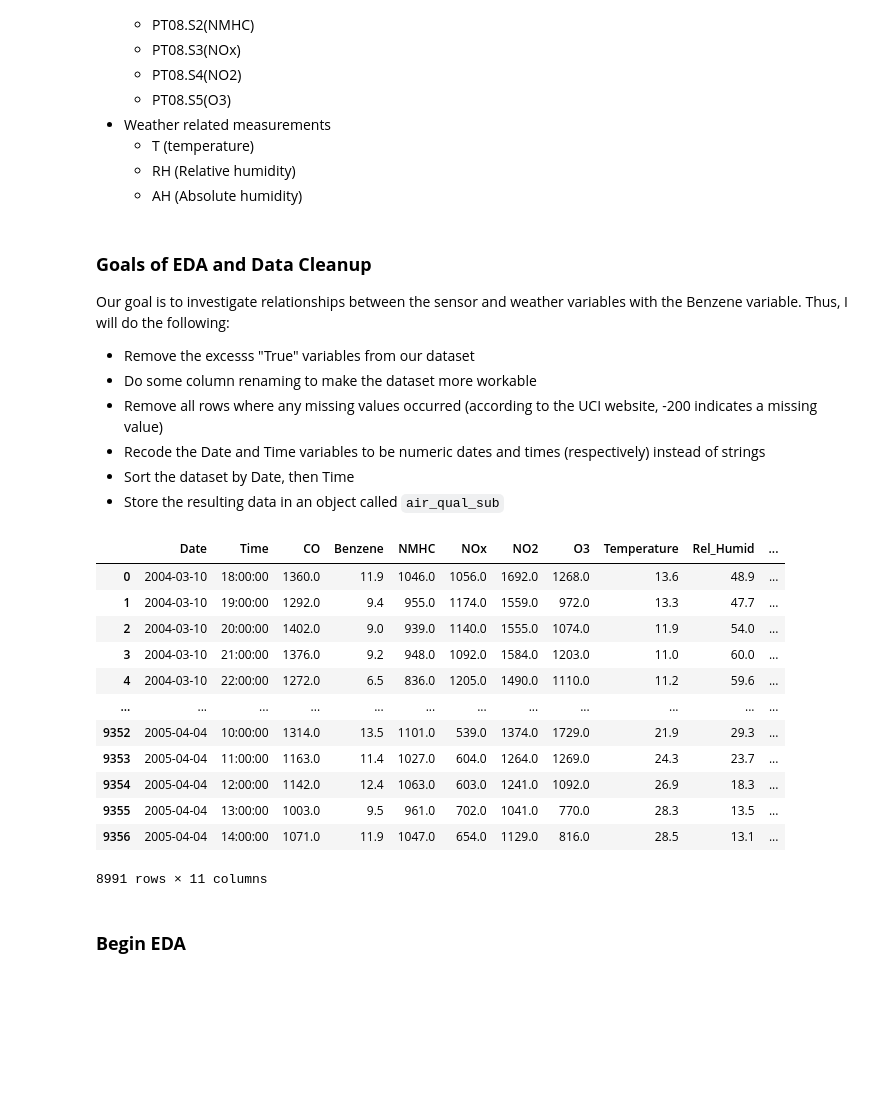
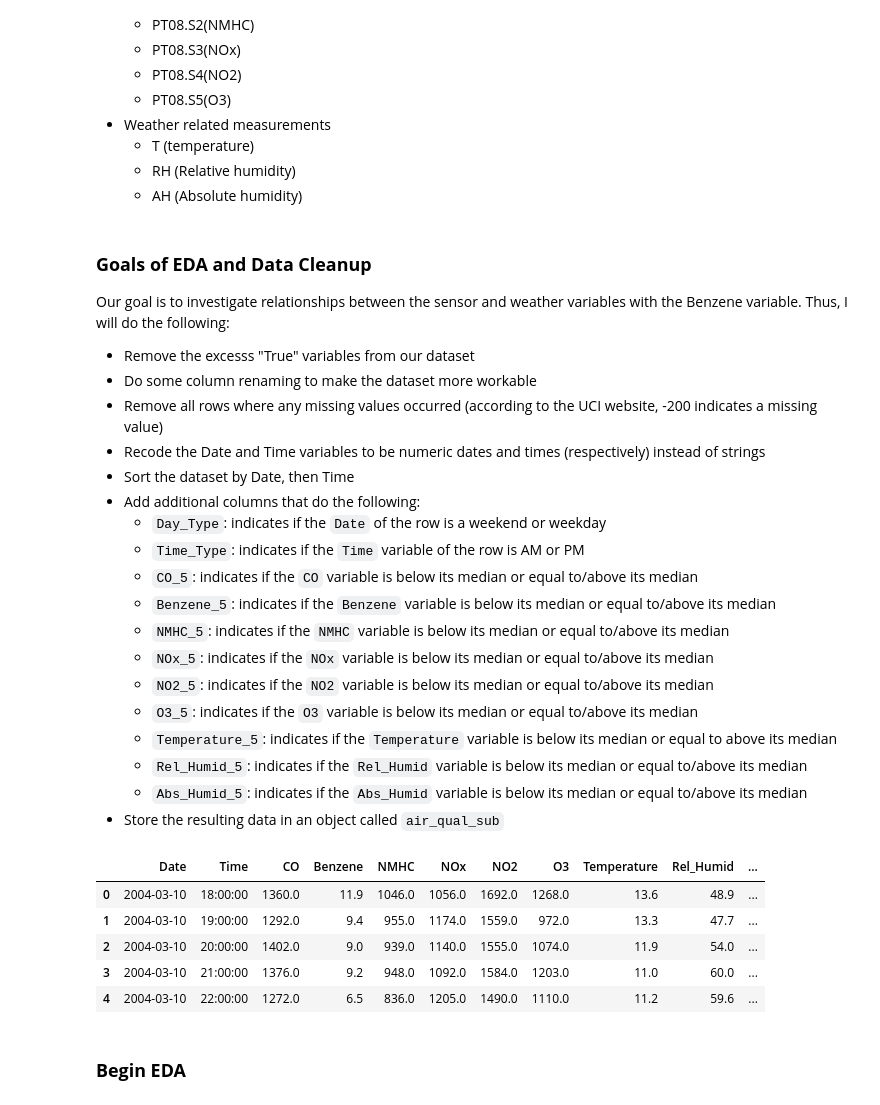
Before and after one commit to plindma/ST-554-Project1, a Jupyter notebook: Task2/ST554Project1Task2_Loring.ipynb, the cells around one changed output. Cells and saved outputs as stored; diff of their text form; code cells hidden in the pictures; blank space fills up the shorter version.

Commit message:
Created additional categorical variables based on the numeric ones.

```diff
--- a/Task2/ST554Project1Task2_Loring.ipynb
+++ b/Task2/ST554Project1Task2_Loring.ipynb
@@ -73,46 +70,67 @@ Our goal is to investigate relationships between the sensor and weather variable
 - Remove all rows where any missing values occurred (according to the UCI website, -200 indicates a missing value)
 - Recode the Date and Time variables to be numeric dates and times (respectively) instead of strings
 - Sort the dataset by Date, then Time
+- Add additional columns that do the following:
+    - `Day_Type`: indicates if the `Date` of the row is a weekend or weekday
+    - `Time_Type`: indicates if the `Time` variable of the row is AM or PM
+    - `CO_5`: indicates if the `CO` variable is below its median or equal to/above its median
+    - `Benzene_5`: indicates if the `Benzene` variable is below its median or equal to/above its median
+    - `NMHC_5`: indicates if the `NMHC` variable is below its median or equal to/above its median
+    - `NOx_5`: indicates if the `NOx` variable is below its median or equal to/above its median
+    - `NO2_5`: indicates if the `NO2` variable is below its median or equal to/above its median
+    - `O3_5`: indicates if the `O3` variable is below its median or equal to/above its median
+    - `Temperature_5`: indicates if the `Temperature` variable is below its median or equal to above its median
+    - `Rel_Humid_5`: indicates if the `Rel_Humid` variable is below its median or equal to/above its median
+    - `Abs_Humid_5`: indicates if the `Abs_Humid` variable is below its median or equal to/above its median
 - Store the resulting data in an object called `air_qual_sub`
 # %%
 # drop unnecessary columns and rename kept ones
 air_qual_sub = X.drop(columns=["CO(GT)", "NMHC(GT)", "NOx(GT)", "NO2(GT)"]) \
                 .rename(columns={"C6H6(GT)": "Benzene",
                                  "PT08.S1(CO)": "CO",
                                  "PT08.S2(NMHC)": "NMHC",
                                  "PT08.S3(NOx)": "NOx",
                                  "PT08.S4(NO2)": "NO2",
                                  "PT08.S5(O3)": "O3",
                                  "T": "Temperature",
                                  "RH": "Rel_Humid",
                                  "AH": "Abs_Humid"})
 
 # numeric columns with default missing value of -200
 cols_miss_val = ['CO', 'Benzene', 'NMHC', 'NOx', 'NO2', 'O3', 'Temperature', 'Rel_Humid', 'Abs_Humid']
 
 # convert to actual NaN and remove rows with any NaN values
 air_qual_sub[cols_miss_val] = air_qual_sub[cols_miss_val].replace(-200, np.nan)
 air_qual_sub = air_qual_sub.dropna()
 
 # recode Date and Time as actual date/time variables (not strings), and sort in nested ascending order
 air_qual_sub["Date"] = pd.to_datetime(air_qual_sub["Date"], format="%m/%d/%Y")
 air_qual_sub["Time"] = pd.to_datetime(air_qual_sub["Time"], format="%H:%M:%S").dt.time
 air_qual_sub = air_qual_sub.sort_values(by=["Date", "Time"])
-air_qual_sub
+
+# adds Day_Type variable
+air_qual_sub["Day_Type"] = "Weekday" #initializes every value as "Weekday"
+air_qual_sub.loc[air_qual_sub["Date"].dt.dayofweek >= 5, "Day_Type"] = "Weekend"
+    #changes value to "Weekend" if Date is the 5th or 6th day of the week
+
+# adds Time_Type variable
+air_qual_sub["Time_Type"] = "AM" #initializes every value as "AM"
+air_qual_sub.loc[air_qual_sub["Time"] >= time(12, 0, 0), "Time_Type"] = "PM"
+    #changes value to "PM" if Time is in the afternoon
+
+# adds CO.5 variable
+air_qual_sub["CO_5"] = "Below" #initializes every value as "Below"
+air_qual_sub.loc[air_qual_sub["CO"] > air_qual_sub['CO'].median(),"CO_5"] = "Equal or Above"
+    #changes value to "Equal or Above" if CO value is equal to or above the median
+
+air_qual_sub.head()
 # %% [output]
 |  | Date | Time | CO | Benzene | NMHC | NOx | NO2 | O3 | Temperature | Rel_Humid | ... |
 | 0 | 2004-03-10 | 18:00:00 | 1360.0 | 11.9 | 1046.0 | 1056.0 | 1692.0 | 1268.0 | 13.6 | 48.9 | ... |
 | 1 | 2004-03-10 | 19:00:00 | 1292.0 | 9.4 | 955.0 | 1174.0 | 1559.0 | 972.0 | 13.3 | 47.7 | ... |
 | 2 | 2004-03-10 | 20:00:00 | 1402.0 | 9.0 | 939.0 | 1140.0 | 1555.0 | 1074.0 | 11.9 | 54.0 | ... |
 | 3 | 2004-03-10 | 21:00:00 | 1376.0 | 9.2 | 948.0 | 1092.0 | 1584.0 | 1203.0 | 11.0 | 60.0 | ... |
 | 4 | 2004-03-10 | 22:00:00 | 1272.0 | 6.5 | 836.0 | 1205.0 | 1490.0 | 1110.0 | 11.2 | 59.6 | ... |
-| ... | ... | ... | ... | ... | ... | ... | ... | ... | ... | ... | ... |
-| 9352 | 2005-04-04 | 10:00:00 | 1314.0 | 13.5 | 1101.0 | 539.0 | 1374.0 | 1729.0 | 21.9 | 29.3 | ... |
-| 9353 | 2005-04-04 | 11:00:00 | 1163.0 | 11.4 | 1027.0 | 604.0 | 1264.0 | 1269.0 | 24.3 | 23.7 | ... |
-| 9354 | 2005-04-04 | 12:00:00 | 1142.0 | 12.4 | 1063.0 | 603.0 | 1241.0 | 1092.0 | 26.9 | 18.3 | ... |
-| 9355 | 2005-04-04 | 13:00:00 | 1003.0 | 9.5 | 961.0 | 702.0 | 1041.0 | 770.0 | 28.3 | 13.5 | ... |
-| 9356 | 2005-04-04 | 14:00:00 | 1071.0 | 11.9 | 1047.0 | 654.0 | 1129.0 | 816.0 | 28.5 | 13.1 | ... |
-8991 rows × 11 columns
 # %% [markdown]
 ### **Begin EDA**
 # %% [markdown]
```
Also changed, not shown: parts of 1 cell of this notebook.
